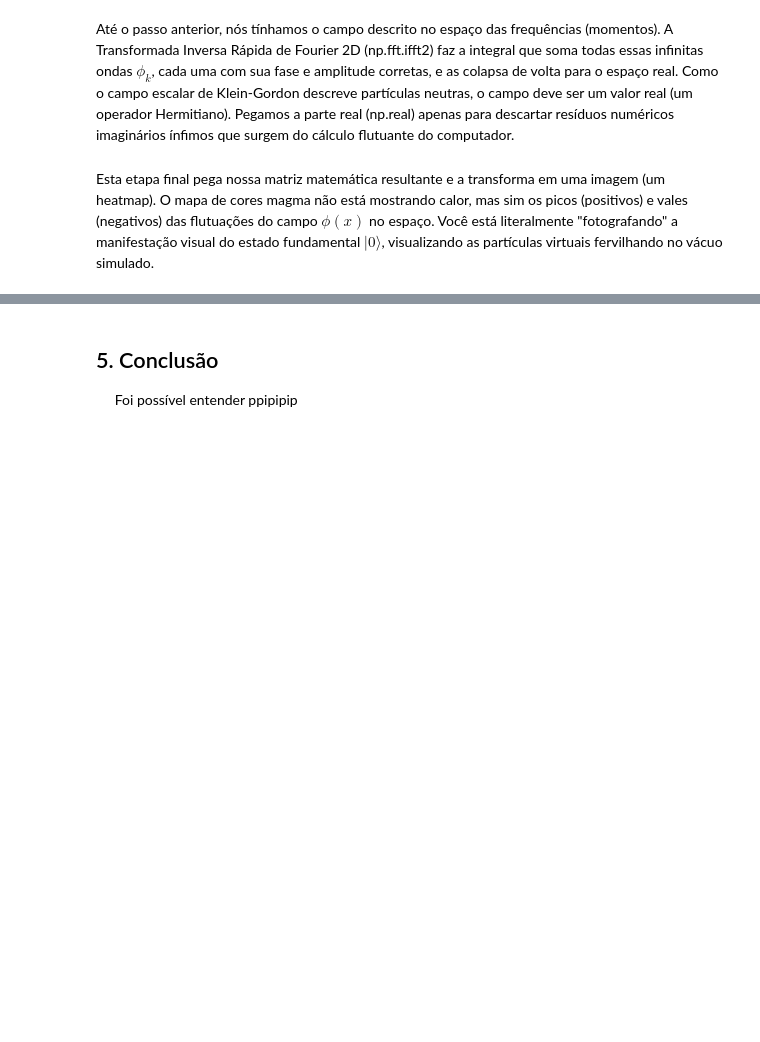
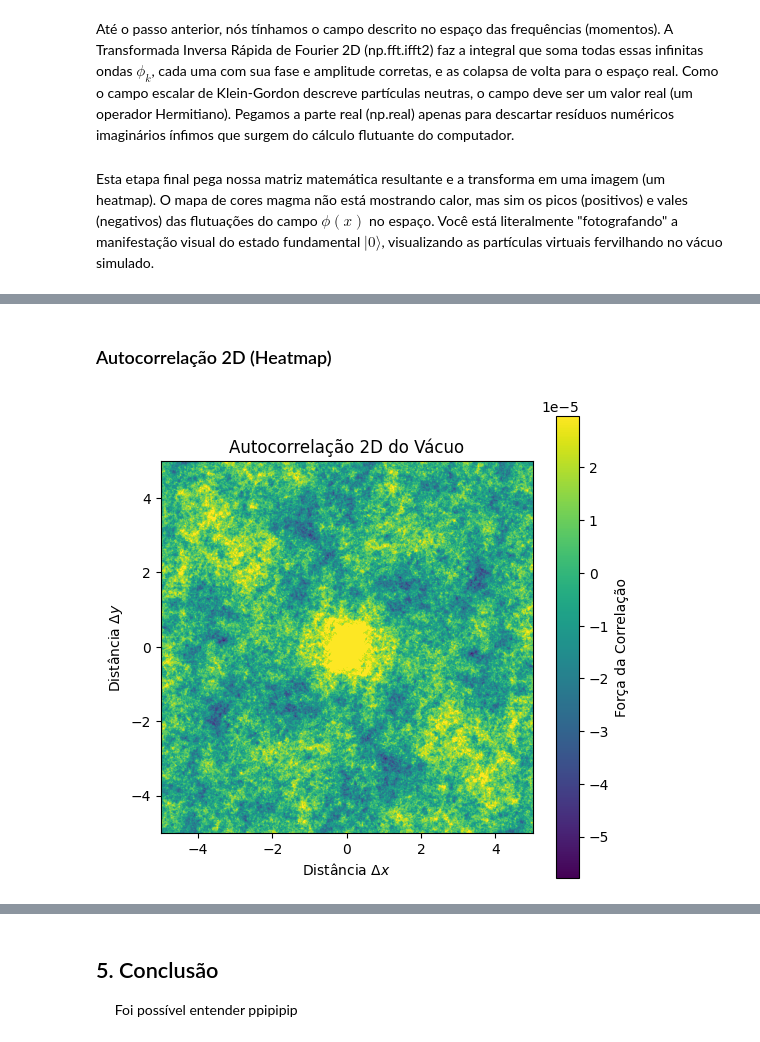
Before and after one commit to Wally-sson/pys, a Jupyter notebook: Flutuação do Vácuo/Flutuação de Vácuo.ipynb, the cells around one changed output, grey strips where cells are left out. Saved outputs shown, nothing was run; the diff lists cells and outputs as text; code cells hidden in the pictures; blank space fills up the shorter version.

```diff
--- a/Flutuação do Vácuo/Flutuação de Vácuo.ipynb
+++ b/Flutuação do Vácuo/Flutuação de Vácuo.ipynb
@@ -405,0 +139,33 @@ plt.show()
+# %% [markdown]
+### Autocorrelação 2D (Heatmap)
+# %%
+# --- 6. Transformada Inversa de Fourier (IFFT) ---
+# Pegamos as ondas no espaço dos momentos e transformamos no campo físico no espaço real.
+phi_x = np.fft.ifft2(phi_k)
+
+# --- Autocorrelação 2D ---
+espectro_potencia = np.abs(phi_k)**2
+espectro_potencia[0, 0] = 0
+
+autocorr_2d = np.real(np.fft.ifft2(espectro_potencia))
+autocorr_2d = np.fft.fftshift(autocorr_2d)
+
+# --- Plot Heatmap ---
+plt.figure(figsize=(6, 6))
+
+vmax_corte = np.percentile(autocorr_2d, 98)
+plt.imshow(
+    autocorr_2d,
+    cmap='viridis',
+    extent=[-L/2, L/2, -L/2, L/2],
+    vmax=vmax_corte
+)
+
+plt.title('Autocorrelação 2D do Vácuo')
+plt.xlabel(r'Distância $\Delta x$')
+plt.ylabel(r'Distância $\Delta y$')
+plt.colorbar(label='Força da Correlação')
+
+plt.show()
+# %% [output]
+[figure, added]
```
Also changed, not shown: parts of 26 cells of this notebook, 1 other file.
